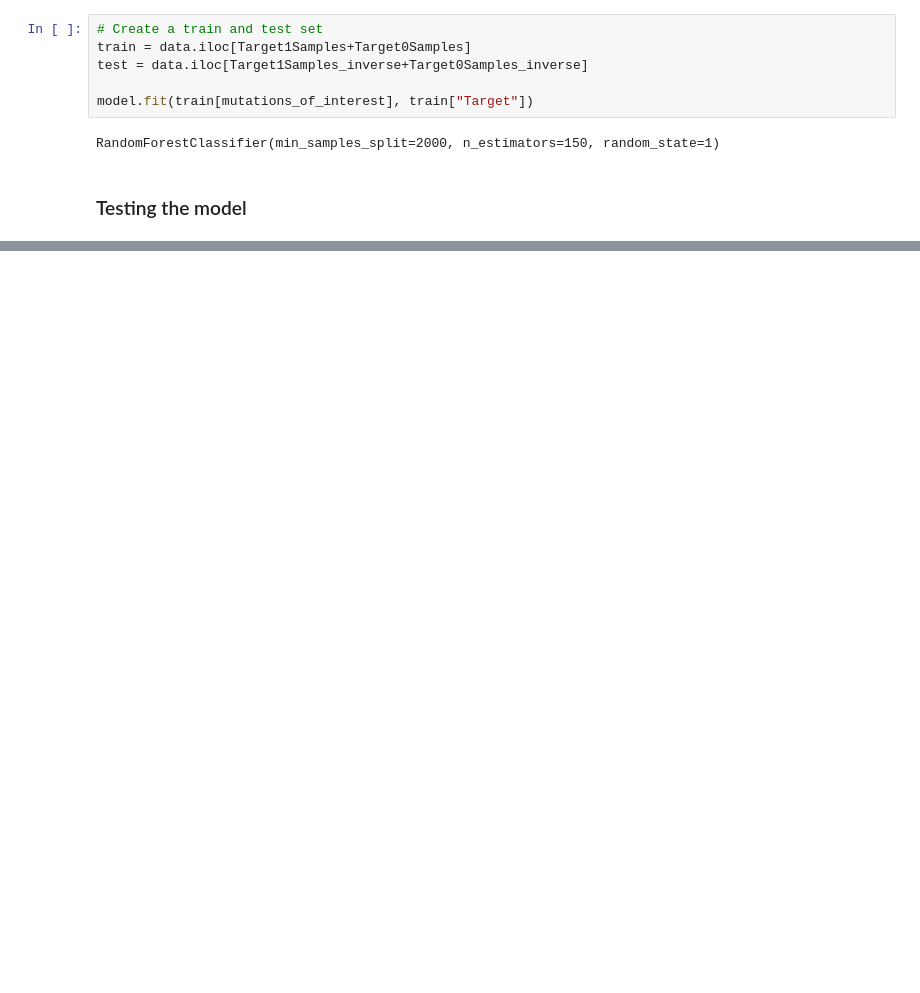
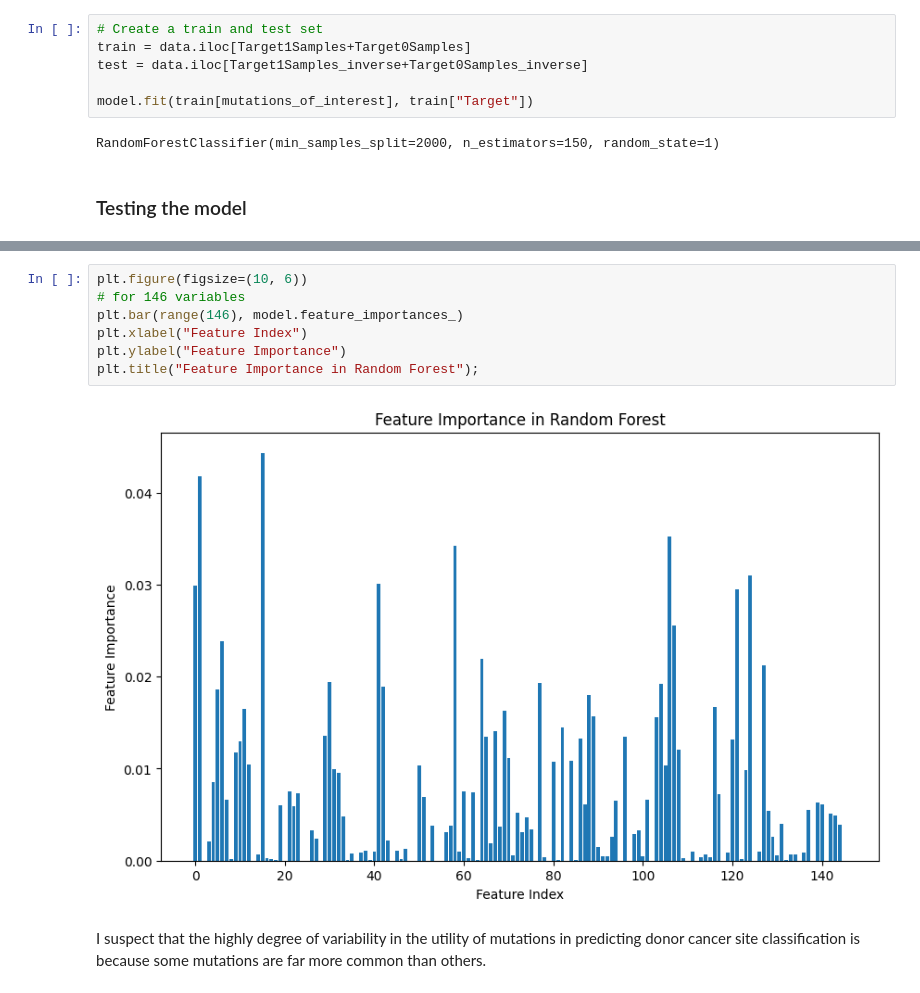
Before and after one commit to DanielCKLeigh/Daniel_DataSci_Portfolio, a Jupyter notebook: p01-cancer.ipynb, the cells around one changed output, grey strips where cells are left out. Saved outputs shown, nothing was run; the diff lists cells and outputs as text; blank space fills up the shorter version.

```diff
--- a/p01-cancer.ipynb
+++ b/p01-cancer.ipynb
@@ -211,0 +273,11 @@ As the first model is more accurate, that is the one that will be used.
+# %%
+plt.figure(figsize=(10, 6))
+# for 146 variables
+plt.bar(range(146), model.feature_importances_)
+plt.xlabel("Feature Index")
+plt.ylabel("Feature Importance")
+plt.title("Feature Importance in Random Forest");
+# %% [output]
+[figure, added]
+# %% [markdown]
+I suspect that the highly degree of variability in the utility of mutations in predicting donor cancer site classification is because some mutations are far more common than others.
```
Also changed, not shown: parts of 12 cells of this notebook.
